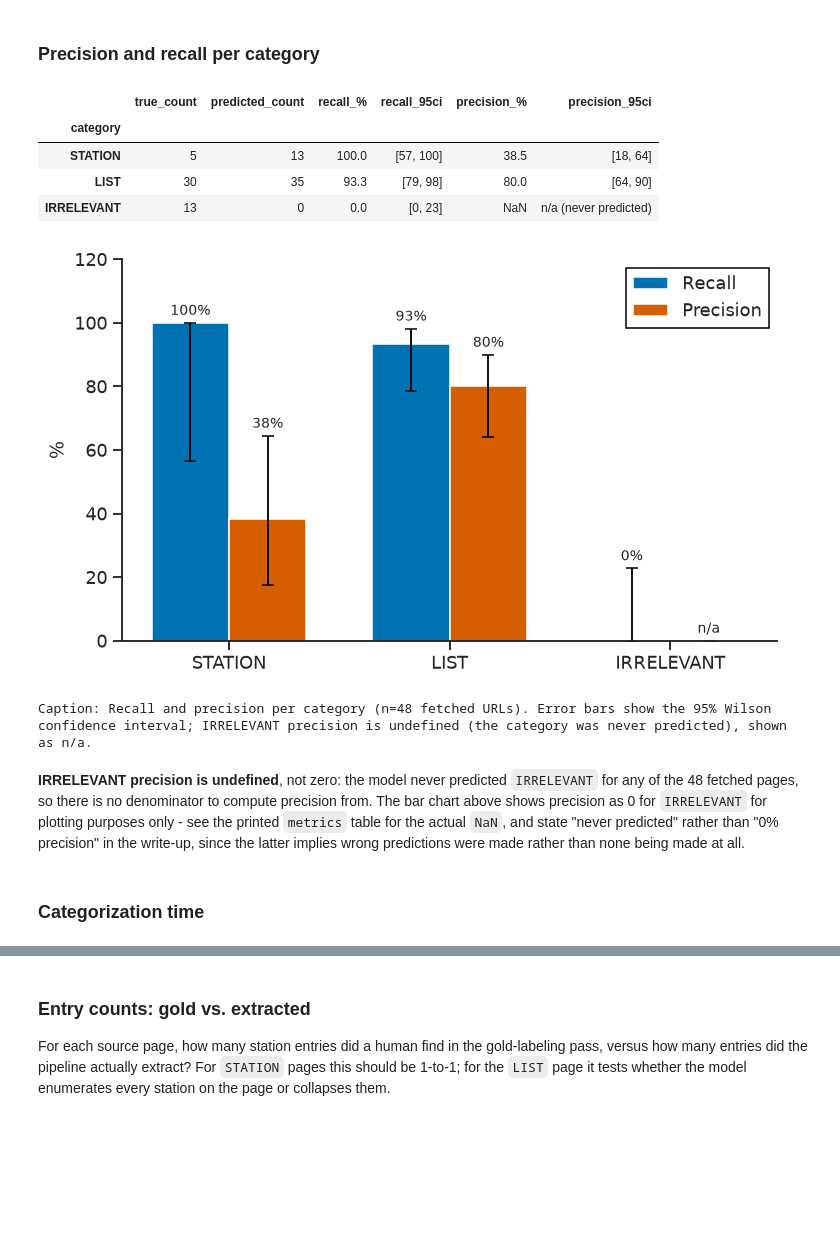
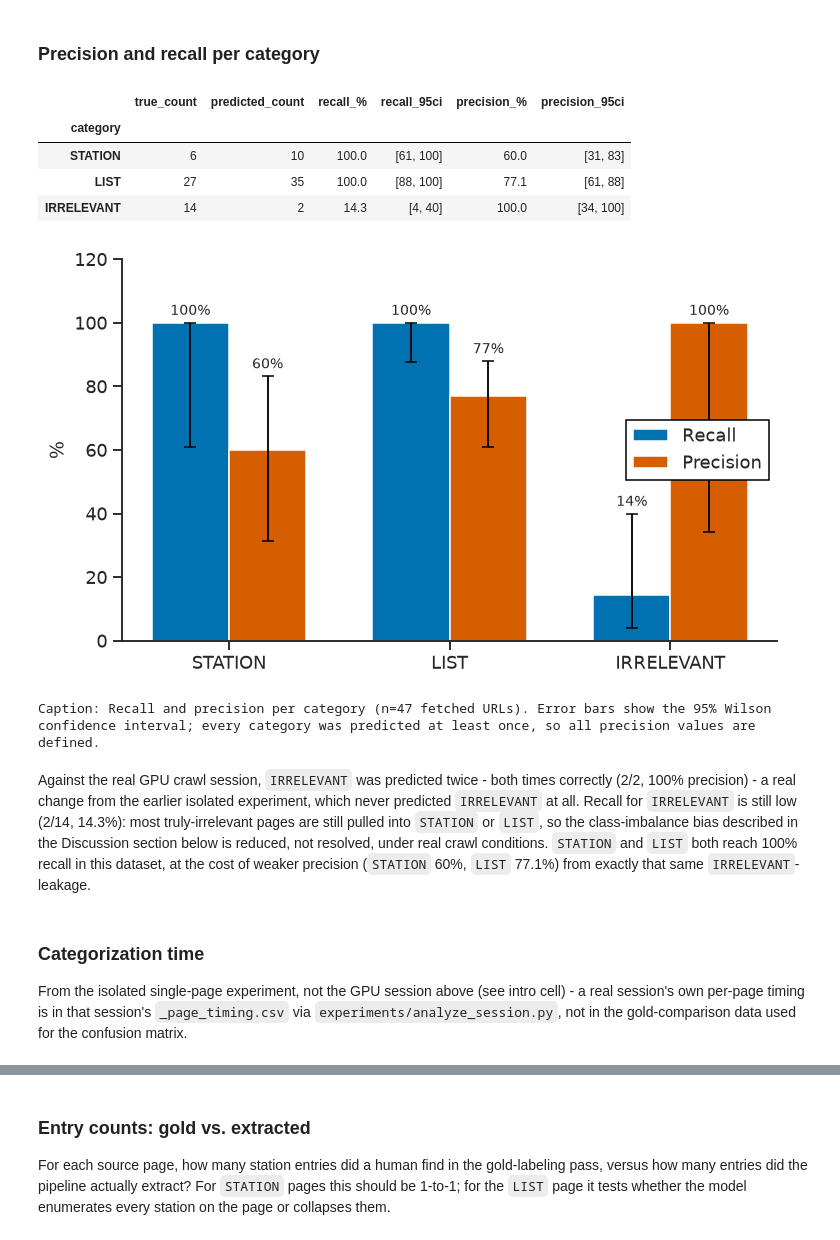
Before and after one commit to idioticDolphin/RescueAnt, a Jupyter notebook: notebooks/correctness_evaluation.ipynb, the cells around one changed output, grey strips where cells are left out. Cells and saved outputs as stored; diff of their text form; code cells hidden in the pictures; blank space fills up the shorter version.

```diff
--- a/notebooks/correctness_evaluation.ipynb
+++ b/notebooks/correctness_evaluation.ipynb
@@ -40,8 +52,16 @@ import numpy as np
 import pandas as pd
 
 set_style()
+
+# Isolated re-fetch experiment - kept only for the categorization *timing*
+# histogram below (see intro cell for why).
 cat_df = load_csv("categorization_accuracy.csv")
 cat_df["fetch_success"] = cat_df["fetch_success"].astype(bool)
 cat_df["correct"] = cat_df["correct"].map({"True": True, "False": False, True: True, False: False})
-cat_df
+
+# Real GPU-session crawl results - primary data source for accuracy/confusion matrix below.
+gpu_cat_df = load_csv("categorization_gold_vs_real_crawl.csv")
+gpu_cat_df["fetch_success"] = gpu_cat_df["fetch_success"].astype(bool)
+gpu_cat_df["correct"] = gpu_cat_df["correct"].map({"True": True, "False": False, True: True, False: False})
+gpu_cat_df
 # %% [output]
@@ -72,11 +94,14 @@ categorization step at all.
 # %%
-fetched = cat_df[cat_df["fetch_success"]].copy()
-n_total = len(cat_df)
+fetched = gpu_cat_df[gpu_cat_df["fetch_success"]].copy()
+n_total = len(gpu_cat_df)
 n_fetched = len(fetched)
 n_correct = int(fetched["correct"].sum())
 accuracy = 100 * n_correct / n_fetched
 
-print(f"{n_total} gold-labeled URLs, {n_fetched} fetched successfully "
+# Isolated experiment's fetched subset, kept only for the timing histogram later.
+isolated_fetched = cat_df[cat_df["fetch_success"]].copy()
+
+print(f"{n_total} gold-labeled URLs found in crawl_gpu_session.db, {n_fetched} fetched successfully "
       f"({n_total - n_fetched} fetch failures excluded)")
 print(f"Overall accuracy: {n_correct}/{n_fetched} = {accuracy:.1f}%")
 # %% [output]
@@ -139,9 +164,9 @@ metrics
 # %% [output]
 |  | true_count | predicted_count | recall_% | recall_95ci | precision_% | precision_95ci |
 | category |  |  |  |  |  |  |
-| STATION | 5 | 13 | 100.0 | [57, 100] | 38.5 | [18, 64] |
-| LIST | 30 | 35 | 93.3 | [79, 98] | 80.0 | [64, 90] |
-| IRRELEVANT | 13 | 0 | 0.0 | [0, 23] | NaN | n/a (never predicted) |
+| STATION | 6 | 10 | 100.0 | [61, 100] | 60.0 | [31, 83] |
+| LIST | 27 | 35 | 100.0 | [88, 100] | 77.1 | [61, 88] |
+| IRRELEVANT | 14 | 2 | 14.3 | [4, 40] | 100.0 | [34, 100] |
 # %%
 fig, ax = plt.subplots(figsize=(7, 4.2))
 x = np.arange(len(CATS))
@@ -169,44 +194,54 @@ for c in CATS:
     if pred_total:
         lo, hi = wilson_ci(tp, pred_total)
         precision_err_lo.append(p - lo * 100)
         precision_err_hi.append(hi * 100 - p)
     else:
         precision_err_lo.append(0)
         precision_err_hi.append(0)
 
 ax.bar(x - width/2, recall_vals, width, label="Recall", color=PALETTE[0],
        yerr=[recall_err_lo, recall_err_hi], capsize=4, ecolor="black", error_kw={"elinewidth": 1.2})
 ax.bar(x + width/2, precision_vals, width, label="Precision", color=PALETTE[1],
        yerr=[precision_err_lo, precision_err_hi], capsize=4, ecolor="black", error_kw={"elinewidth": 1.2})
 
 for i, v in enumerate(recall_vals):
     ax.text(i - width/2, v + recall_err_hi[i] + 1.5, f"{v:.0f}%", ha="center", va="bottom", fontsize=9)
 for i, v in enumerate(precision_vals):
     pred_total = int(cm[CATS[i]].sum())
     label = "n/a" if pred_total == 0 else f"{v:.0f}%"
     ax.text(i + width/2, v + precision_err_hi[i] + 1.5, label, ha="center", va="bottom", fontsize=9)
 
 ax.set_xticks(x)
 ax.set_xticklabels(CATS)
 ax.set_ylabel("%")
 ax.set_ylim(0, 120)
 ax.legend()
 fig.tight_layout()
 savefig(fig, "categorization_precision_recall")
 plt.show()
+
+undefined_cats = [c for c in CATS if int(cm[c].sum()) == 0]
+undefined_note = (f"; {', '.join(undefined_cats)} precision is undefined (never predicted), shown as n/a"
+                   if undefined_cats else "; every category was predicted at least once, so all precision values are defined")
 print(f"Caption: Recall and precision per category (n={n_fetched} fetched URLs). Error "
-      f"bars show the 95% Wilson confidence interval; IRRELEVANT precision is undefined "
-      f"(the category was never predicted), shown as n/a.")
+      f"bars show the 95% Wilson confidence interval{undefined_note}.")
 # %% [output]
-[figure, old version]
+[figure, new version]
-Caption: Recall and precision per category (n=48 fetched URLs). Error bars show the 95% Wilson confidence interval; IRRELEVANT precision is undefined (the category was never predicted), shown as n/a.
+Caption: Recall and precision per category (n=47 fetched URLs). Error bars show the 95% Wilson confidence interval; every category was predicted at least once, so all precision values are defined.
 # %% [markdown]
-**IRRELEVANT precision is undefined**, not zero: the model never predicted `IRRELEVANT`
-for any of the 48 fetched pages, so there is no denominator to compute precision from. The
-bar chart above shows precision as 0 for `IRRELEVANT` for plotting purposes only - see the
-printed `metrics` table for the actual `NaN`, and state "never predicted" rather than
-"0% precision" in the write-up, since the latter implies wrong predictions were made rather
-than none being made at all.
+Against the real GPU crawl session, `IRRELEVANT` was predicted twice - both times
+correctly (2/2, 100% precision) - a real change from the earlier isolated experiment,
+which never predicted `IRRELEVANT` at all. Recall for `IRRELEVANT` is still low (2/14,
+14.3%): most truly-irrelevant pages are still pulled into `STATION` or `LIST`, so the
+class-imbalance bias described in the Discussion section below is reduced, not resolved,
+under real crawl conditions. `STATION` and `LIST` both reach 100% recall in this dataset,
+at the cost of weaker precision (`STATION` 60%, `LIST` 77.1%) from exactly that same
+`IRRELEVANT`-leakage.
 # %% [markdown]
 ### Categorization time
+
+From the isolated single-page experiment, not the GPU session above (see intro cell) -
+a real session's own per-page timing is in that session's `_page_timing.csv` via
+`experiments/analyze_session.py`, not in the gold-comparison data used for the confusion
+matrix.
 # %%
```
Also changed, not shown: parts of 15 cells of this notebook, 7 other files.
